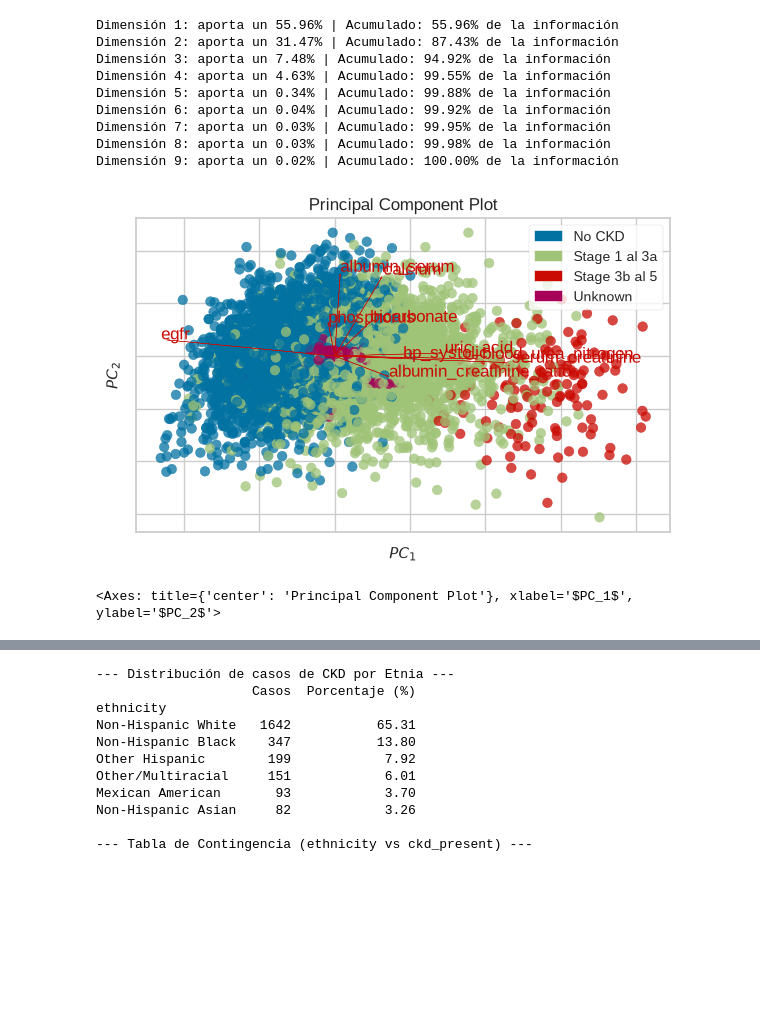
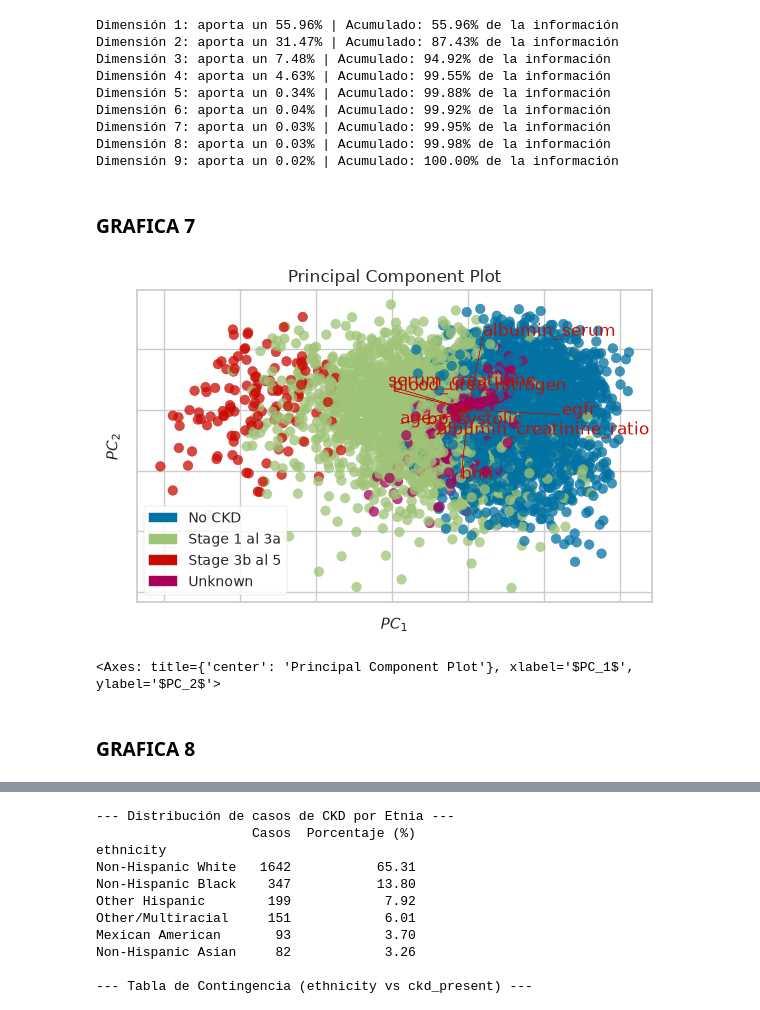
Before and after one commit to GonzaloManterola/Grupo27Ciencias, a Jupyter notebook: Main.ipynb, the cells around one changed output, grey strips where cells are left out. Saved outputs shown, nothing was run; the diff lists cells and outputs as text; code cells hidden in the pictures; blank space fills up the shorter version.

```diff
--- a/Main.ipynb
+++ b/Main.ipynb
@@ -5,8 +1,16 @@ holamundo
 # %%
 import pandas as pd
 import numpy as np
-
-
+from scipy import stats
+import matplotlib.pyplot as plt
+import seaborn as sns
+import matplotlib.pyplot as plt
+from sklearn.decomposition import PCA
+import statsmodels.api as sm
+import statsmodels.formula.api as smf
+from yellowbrick.features import PCA as PcaViz
+from yellowbrick.features import PCA as PcaViz
+plt.rcParams["font.sans-serif"].insert(0, "DejaVu Sans")
 # abrimos el archivo usando una función específica de pandas
 raw_dataset = pd.read_csv("CKD_NHANES_2021_2023.csv")
 
@@ -515,6 +496,8 @@ Dimensión 6: aporta un 0.04% | Acumulado: 99.92% de la información
 Dimensión 7: aporta un 0.03% | Acumulado: 99.95% de la información
 Dimensión 8: aporta un 0.03% | Acumulado: 99.98% de la información
 Dimensión 9: aporta un 0.02% | Acumulado: 100.00% de la información
+# %% [markdown]
+### GRAFICA 7
 # %%
 import matplotlib.pyplot as plt
 import pandas as pd
@@ -524,47 +507,51 @@ features = [
     "serum_creatinine",#
     "blood_urea_nitrogen",#
     "albumin_serum",#-
-    "phosphorus",#-
-    "bicarbonate",#
-    "calcium",#-
-    "uric_acid",#
+    #"phosphorus",#-
+    #"bicarbonate",#
+    #"calcium",#-
+    #"uric_acid",#
     "albumin_creatinine_ratio",
-    "egfr"
+    "age",
+    "bmi",
+    "egfr",
 ]
 
 X = Clean[features]
 
-mapping_grupos = {
+mapping_grupos = { #no se notaba con tantos colores como categorias ya que se perdian las flechas
     "No CKD": "No CKD",
     "Stage 1 (Kidney Damage)": "Stage 1 al 3a",
     "Stage 2 (Mildly Decreased)": "Stage 1 al 3a",
     "Stage 3a (Mild-Moderate)": "Stage 1 al 3a",
     "Stage 3b (Moderate-Severe)": "Stage 3b al 5",
     "Stage 4 (Severely Decreased)": "Stage 3b al 5",
     "Stage 5 (Kidney Failure)": "Stage 3b al 5",
     "Unknown": "Unknown",
 }
 
 Clean["ckd_grouped"] = Clean["ckd_stage"].map(mapping_grupos)
 
 y = (
     Clean["ckd_grouped"]
     .map({"No CKD": 0, "Stage 1 al 3a": 1, "Stage 3b al 5": 2, "Unknown": 3})
     .astype(int)
 )
 classes_names = ["No CKD", "Stage 1 al 3a", "Stage 3b al 5", "Unknown"]
 plt.figure(figsize=(6, 4))
 
 viz = PcaViz(
     scale=True,
     proj_features=True,
     projection=2,
     classes=classes_names,
 )
 
 viz.fit_transform(X, y)
 viz.ax.figure.set_size_inches(6, 4)
 viz.show()
 # %% [output]
-[figure, old version]
+[figure, new version]
 <Axes: title={'center': 'Principal Component Plot'}, xlabel='$PC_1$', ylabel='$PC_2$'>
+# %% [markdown]
+### GRAFICA 8
```
Also changed, not shown: parts of 65 cells of this notebook, 3 other files.
